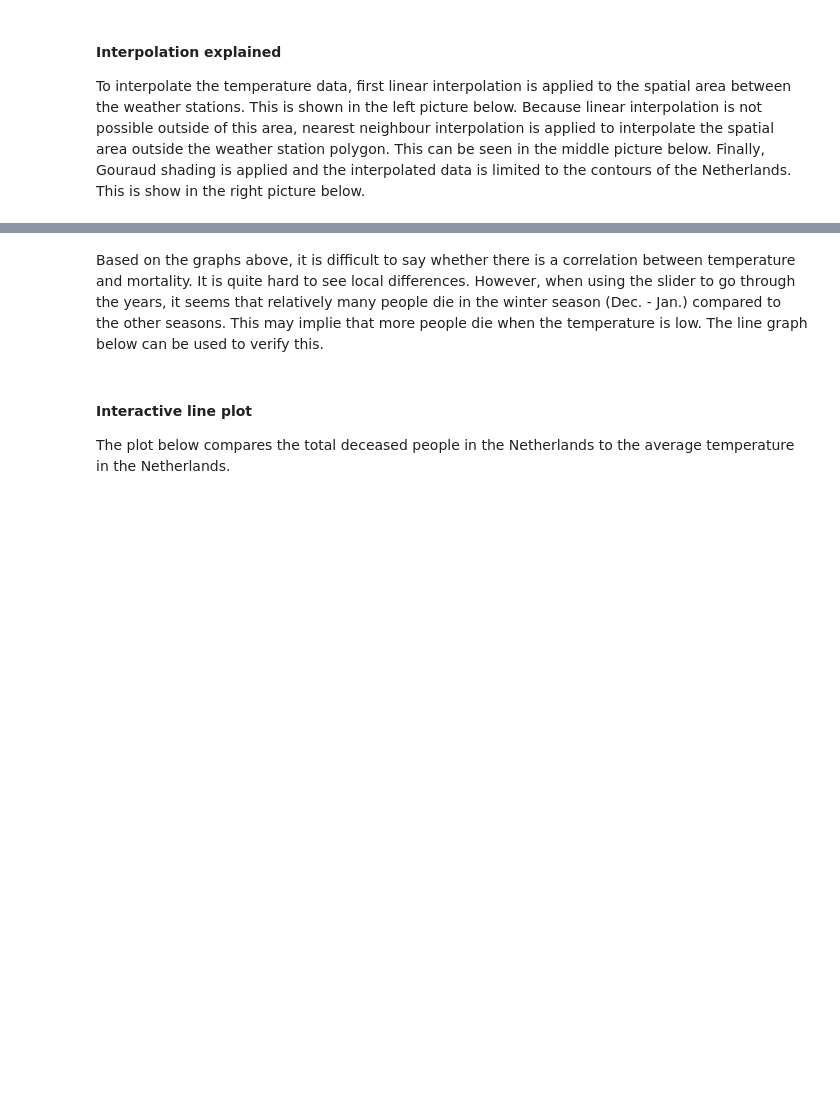
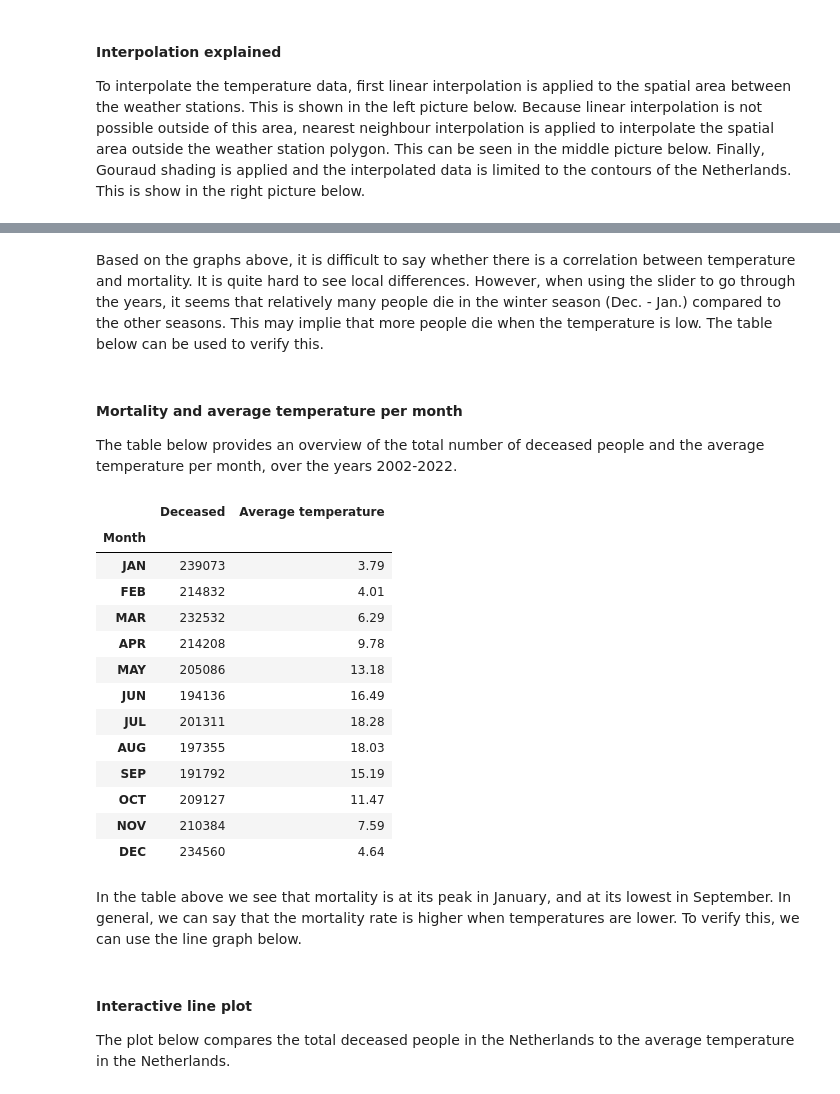
Before and after one commit to joost011/finalAssignment, a Jupyter notebook: main.ipynb, the cells around one changed output, grey strips where cells are left out. Drawn from its saved outputs; the diff is of its cells as text; code cells hidden in the pictures; blank space fills up the shorter version.

Commit message:
Add mortality and average temperature per month table

```diff
--- a/main.ipynb
+++ b/main.ipynb
@@ -572,7 +571,50 @@ To interpolate the temperature data, first linear interpolation is applied to th
 # %% [markdown]
 ![title](images/interpolation.png)
 # %% [markdown]
-Based on the graphs above, it is difficult to say whether there is a correlation between temperature and mortality. It is quite hard to see local differences. However, when using the slider to go through the years, it seems that relatively many people die in the winter season (Dec. - Jan.) compared to the other seasons. This may implie that more people die when the temperature is low. The line graph below can be used to verify this.
+Based on the graphs above, it is difficult to say whether there is a correlation between temperature and mortality. It is quite hard to see local differences. However, when using the slider to go through the years, it seems that relatively many people die in the winter season (Dec. - Jan.) compared to the other seasons. This may implie that more people die when the temperature is low. The table below can be used to verify this.
+# %% [markdown]
+#### Mortality and average temperature per month
+The table below provides an overview of the total number of deceased people and the average temperature per month, over the years 2002-2022.
+# %%
+month_list = ['JAN', 'FEB', 'MAR', 'APR', 'MAY', 'JUN', 'JUL', 'AUG', 'SEP', 'OCT', 'NOV', 'DEC']
+
+# Set specific order for the months
+mortality_df['Month'] = pd.Categorical(mortality_df['Month'], month_list)
+
+# Sum the number of deceased people, grouped by month
+mortality_per_month = mortality_df.groupby('Month')['Deceased'].sum().to_frame()
+
+# Create empty data frame with 'Month' and 'Average temperature' columns
+avg_temperature_per_month = pd.DataFrame(columns=['Month', 'Average temperature'])
+
+# For every month, add an entry to the newly created dataframe with the average temperature for that month
+for month in month_list:
+    avg_temperature_per_month.loc[len(avg_temperature_per_month)] = [month, round(temperature_df[month].mean(), 2)]
+
+# Set month column as index
+avg_temperature_per_month.set_index('Month', inplace=True)
+
+# Merge the newly created dataframes above
+mortality_temperature_month_df = pd.merge(mortality_per_month, avg_temperature_per_month, how='inner', on='Month')
+
+mortality_temperature_month_df
+# %% [output]
+|  | Deceased | Average temperature |
+| Month |  |  |
+| JAN | 239073 | 3.79 |
+| FEB | 214832 | 4.01 |
+| MAR | 232532 | 6.29 |
+| APR | 214208 | 9.78 |
+| MAY | 205086 | 13.18 |
+| JUN | 194136 | 16.49 |
+| JUL | 201311 | 18.28 |
+| AUG | 197355 | 18.03 |
+| SEP | 191792 | 15.19 |
+| OCT | 209127 | 11.47 |
+| NOV | 210384 | 7.59 |
+| DEC | 234560 | 4.64 |
+# %% [markdown]
+In the table above we see that mortality is at its peak in January, and at its lowest in September. In general, we can say that the mortality rate is higher when temperatures are lower. To verify this, we can use the line graph below.
 # %% [markdown]
 #### Interactive line plot
 The plot below compares the total deceased people in the Netherlands to the average temperature in the Netherlands.
```
Also changed, not shown: parts of 2 cells of this notebook.
